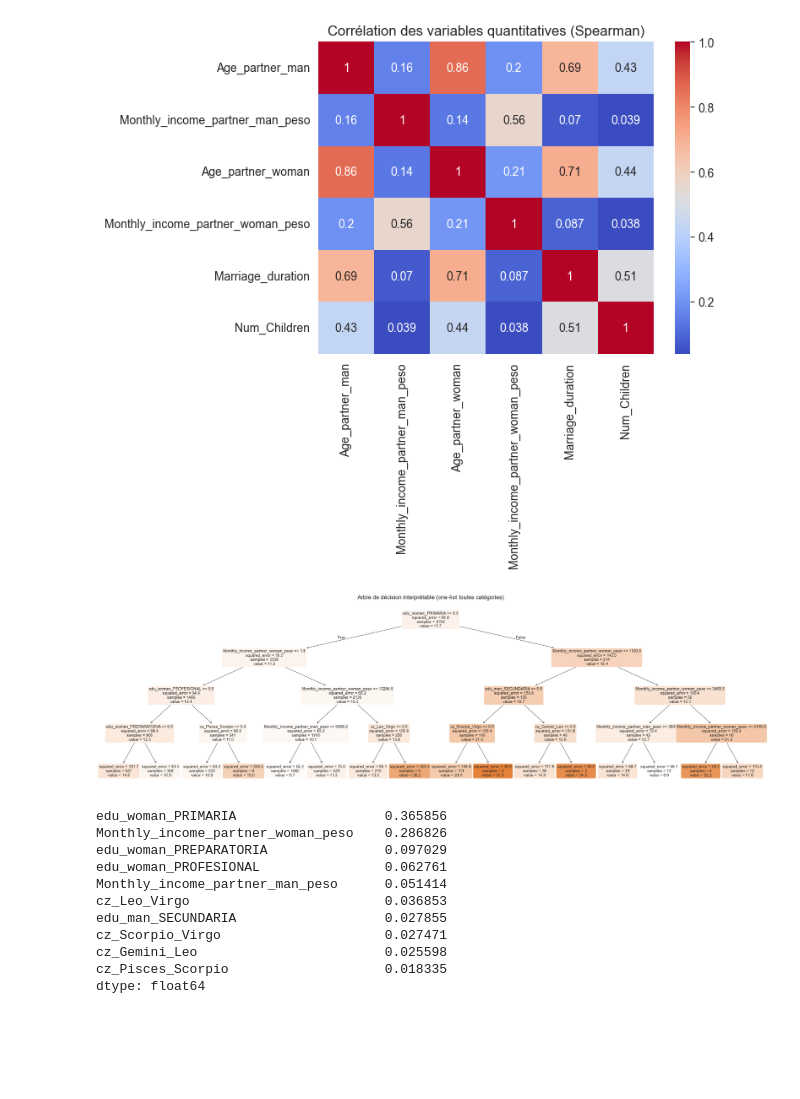
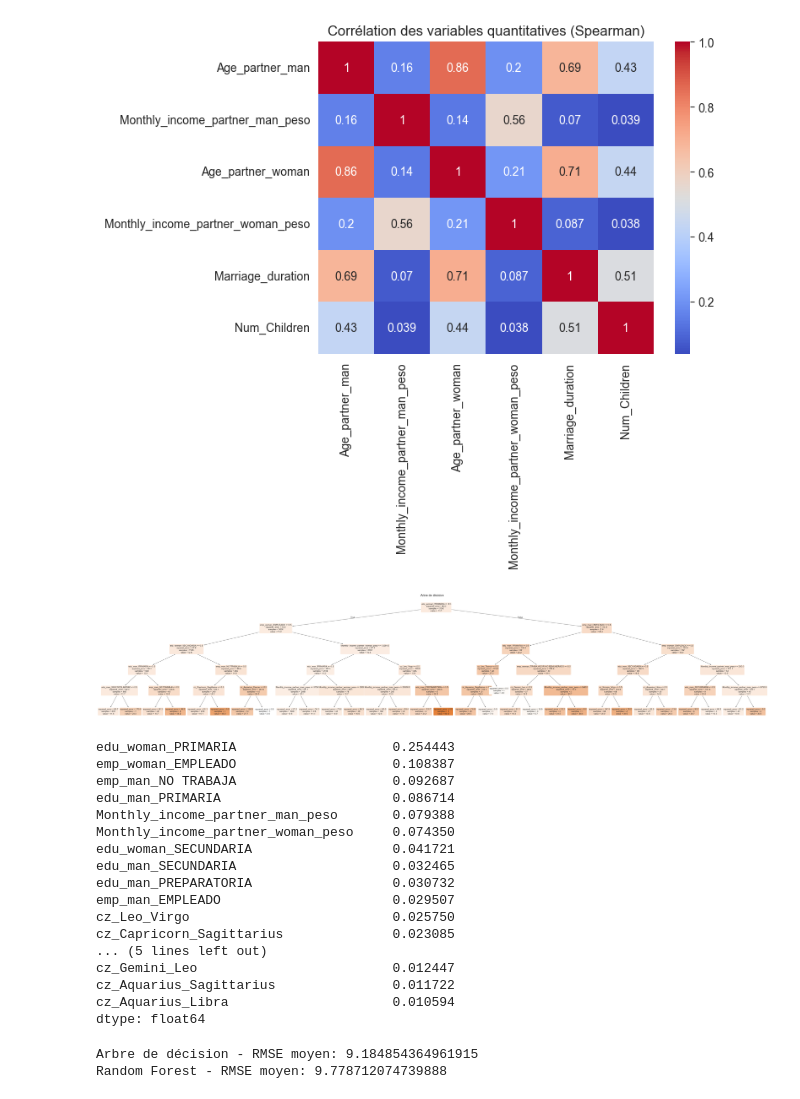
Before and after one commit to leongarci/IA-M1, a Jupyter notebook: analyse_reflexion.ipynb, the cells around one changed output. Drawn from its saved outputs; the diff is of its cells as text; code cells hidden in the pictures; blank space fills up the shorter version.

```diff
--- a/analyse_reflexion.ipynb
+++ b/analyse_reflexion.ipynb
@@ -143,6 +143,8 @@ import matplotlib.pyplot as plt
 
 # Encodage one-hot des variables catégorielles
 X = pd.concat([
+    pd.get_dummies(df['Employment_status_partner_man'], prefix='emp_man'),
+    pd.get_dummies(df['Employment_status_partner_woman'], prefix='emp_woman'),
     pd.get_dummies(df['Level_of_education_partner_man'], prefix='edu_man'),
     pd.get_dummies(df['Level_of_education_partner_woman'], prefix='edu_woman'),
     df[['Monthly_income_partner_man_peso', 'Monthly_income_partner_woman_peso']].fillna(0),
@@ -150,45 +152,87 @@ X = pd.concat([
 ], axis=1)
 
 # Variable cible (durée du mariage en années)
 y = df['Marriage_duration']
 
 # Retirer les lignes avec NaN dans la cible
 mask = y.notnull()
 X_clean = X[mask]
 y_clean = y[mask]
 
 # Split apprentissage/test
 X_train, X_test, y_train, y_test = train_test_split(X_clean, y_clean, test_size=0.2, random_state=42)
 
 # Arbre de régression
-reg = DecisionTreeRegressor(max_depth=4, random_state=42)
+reg = DecisionTreeRegressor(max_depth=5, random_state=42)
 reg.fit(X_train, y_train)
 
-plt.figure(figsize=(42,12))
+plt.figure(figsize=(80,15))
 plot_tree(
     reg,
     feature_names=X_clean.columns,
     filled=True,
     rounded=True,
     fontsize=14,
     precision=1
 )
-plt.title("Arbre de décision interprétable (one-hot toutes catégories)", fontsize=20)
+plt.title("Arbre de décision", fontsize=20)
 plt.show()
 
 # Importance des variables
 importances = pd.Series(reg.feature_importances_, index=X_clean.columns).sort_values(ascending=False)
 print(importances[importances > 0])  # Affiche les variables ayant un impact
 # %% [output]
-[figure, old version]
+[figure, new version]
-edu_woman_PRIMARIA                   0.365856
-Monthly_income_partner_woman_peso    0.286826
-edu_woman_PREPARATORIA               0.097029
-edu_woman_PROFESIONAL                0.062761
-Monthly_income_partner_man_peso      0.051414
-cz_Leo_Virgo                         0.036853
-edu_man_SECUNDARIA                   0.027855
-cz_Scorpio_Virgo                     0.027471
-cz_Gemini_Leo                        0.025598
-cz_Pisces_Scorpio                    0.018335
+edu_woman_PRIMARIA                    0.254443
+emp_woman_EMPLEADO                    0.108387
+emp_man_NO TRABAJA                    0.092687
+edu_man_PRIMARIA                      0.086714
+Monthly_income_partner_man_peso       0.079388
+Monthly_income_partner_woman_peso     0.074350
+edu_woman_SECUNDARIA                  0.041721
+edu_man_SECUNDARIA                    0.032465
+edu_man_PREPARATORIA                  0.030732
+emp_man_EMPLEADO                      0.029507
+cz_Leo_Virgo                          0.025750
+cz_Capricorn_Sagittarius              0.023085
+... (5 lines left out)
+cz_Gemini_Leo                         0.012447
+cz_Aquarius_Sagittarius               0.011722
+cz_Aquarius_Libra                     0.010594
 dtype: float64
+# %%
+from sklearn.model_selection import KFold
+from sklearn.metrics import mean_squared_error
+from sklearn.tree import DecisionTreeRegressor
+from sklearn.ensemble import RandomForestRegressor
+import numpy as np
+
+# Validation croisée pour l'arbre de décision
+kf = KFold(n_splits=5, shuffle=True, random_state=42)
+reg = DecisionTreeRegressor(max_depth=5, random_state=42)
+rmse_scores = []
+for train_index, test_index in kf.split(X_clean):
+    X_train, X_test = X_clean.iloc[train_index], X_clean.iloc[test_index]
+    y_train, y_test = y_clean.iloc[train_index], y_clean.iloc[test_index]
+    reg.fit(X_train, y_train)
+    y_pred = reg.predict(X_test)
+    mse = mean_squared_error(y_test, y_pred)
+    rmse = mse ** 0.5
+    rmse_scores.append(rmse)
+print("Arbre de décision - RMSE moyen:", np.mean(rmse_scores))
+
+# Validation croisée pour le Random Forest
+rf = RandomForestRegressor(n_estimators=100, random_state=42)
+rmse_scores_rf = []
+for train_index, test_index in kf.split(X_clean):
+    X_train, X_test = X_clean.iloc[train_index], X_clean.iloc[test_index]
+    y_train, y_test = y_clean.iloc[train_index], y_clean.iloc[test_index]
+    rf.fit(X_train, y_train)
+    y_pred = rf.predict(X_test)
+    mse = mean_squared_error(y_test, y_pred)
+    rmse = mse ** 0.5
+    rmse_scores_rf.append(rmse)
+print("Random Forest - RMSE moyen:", np.mean(rmse_scores_rf))
+# %% [output]
+Arbre de décision - RMSE moyen: 9.184854364961915
+Random Forest - RMSE moyen: 9.778712074739888
```
Also changed, not shown: parts of 2 cells of this notebook.
